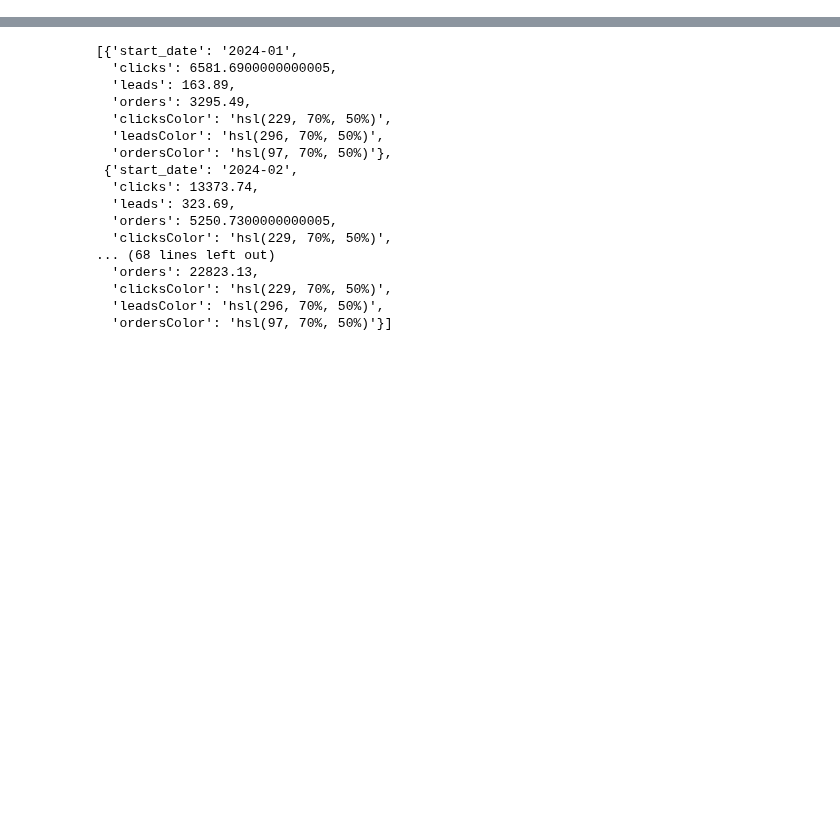
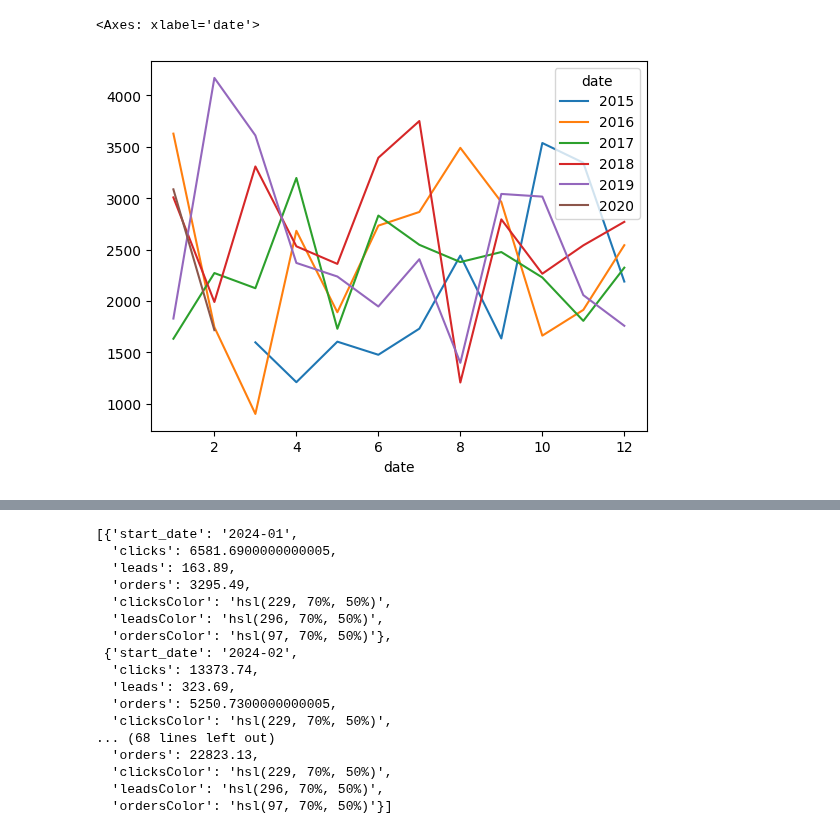
Before and after one commit to ChinSekYi/OpenAYEye, a Jupyter notebook: notebook/segment/plot.ipynb, the cells around one changed output, grey strips where cells are left out. Saved outputs shown, nothing was run; the diff lists cells and outputs as text; code cells hidden in the pictures; blank space fills up the shorter version.

```diff
--- a/notebook/segment/plot.ipynb
+++ b/notebook/segment/plot.ipynb
@@ -32,3 +35,20 @@ def create_db(user="root", password="Chenlu1974", server="localhost", database="
 
 
 engine, SessionLocal, Base = create_db(password='msql1234')
+# %%
+rfm = RFM(engine)
+# rfm.df
+# trans_count = rfm.df \
+# 	.groupby([rfm.df['date'].dt.to_period("M")]) \
+# 	.agg(['count'])['customer_id'].reset_index()
+trans_count = rfm.df[rfm.df['date'] >= rfm.df['date'].max() - relativedelta(years=5)]
+trans_count = trans_count.set_index('date')
+# trans_count['date'] = trans_count['date'].astype(str)
+
+trans_count = pd.pivot_table(trans_count, index=trans_count.index.month, columns=trans_count.index.year,
+                    values='amount', aggfunc='sum')
+
+trans_count.plot()
+# %% [output]
+<Axes: xlabel='date'>
+[figure, added]
```
Also changed, not shown: parts of 8 cells of this notebook, 14 other files.
